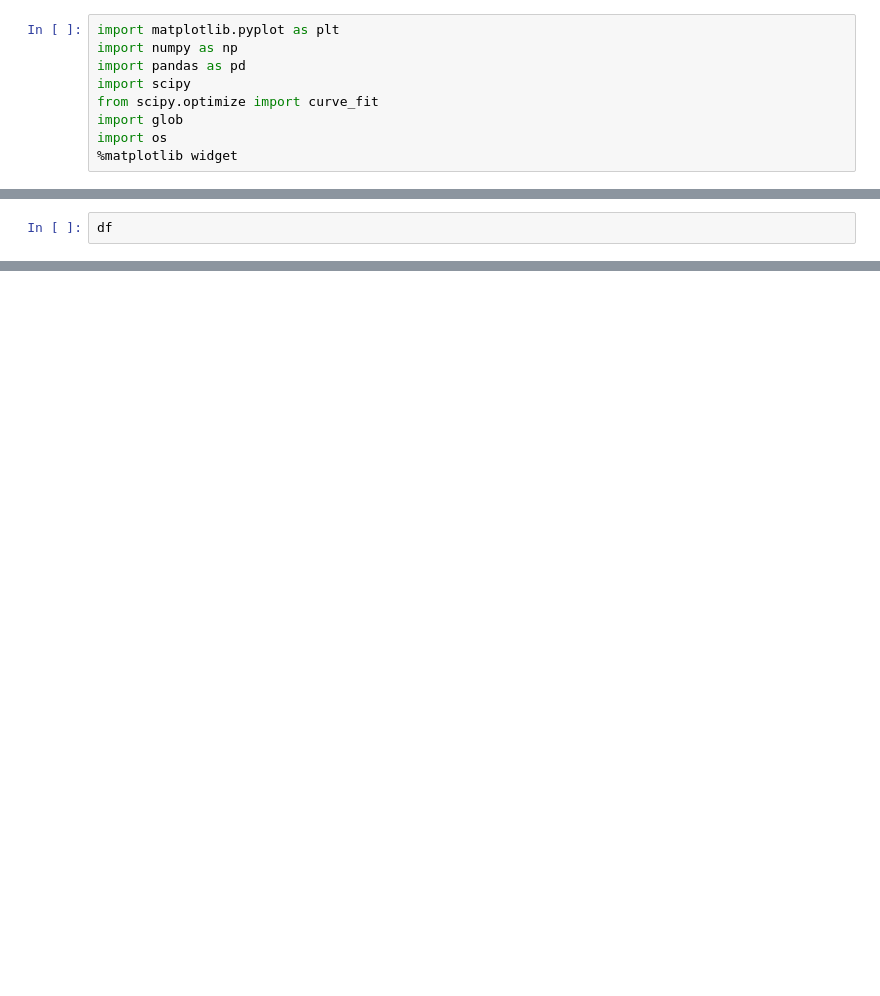
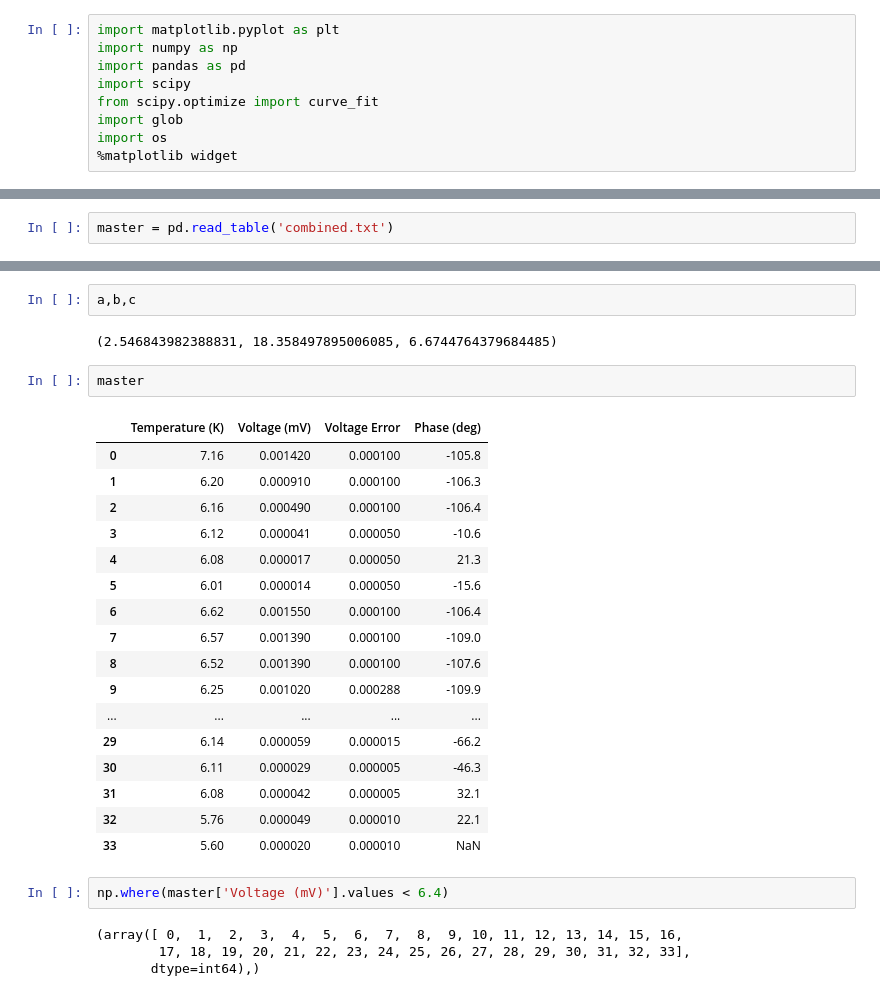
Before and after one commit to dcordovacarrizales/191_PlasmaPhysics, a Jupyter notebook: Superconductivity/Resistivity.ipynb, the cells around one changed output, grey strips where cells are left out. Saved outputs shown, nothing was run; the diff lists cells and outputs as text; blank space fills up the shorter version.

```diff
--- a/Superconductivity/Resistivity.ipynb
+++ b/Superconductivity/Resistivity.ipynb
@@ -12,2 +10,2 @@ df = pd.read_table('resistivity-1.txt')
 # %%
-df
+master = pd.read_table('combined.txt')
@@ -42,0 +46,30 @@ plt.errorbar(df['Temperature (K)'],df['Voltage (mV)'],yerr=df['Voltage Error'],f
+# %%
+a,b,c
+# %% [output]
+(2.546843982388831, 18.358497895006085, 6.6744764379684485)
+# %%
+master
+# %% [output]
+|  | Temperature (K) | Voltage (mV) | Voltage Error | Phase (deg) |
+| 0 | 7.16 | 0.001420 | 0.000100 | -105.8 |
+| 1 | 6.20 | 0.000910 | 0.000100 | -106.3 |
+| 2 | 6.16 | 0.000490 | 0.000100 | -106.4 |
+| 3 | 6.12 | 0.000041 | 0.000050 | -10.6 |
+| 4 | 6.08 | 0.000017 | 0.000050 | 21.3 |
+| 5 | 6.01 | 0.000014 | 0.000050 | -15.6 |
+| 6 | 6.62 | 0.001550 | 0.000100 | -106.4 |
+| 7 | 6.57 | 0.001390 | 0.000100 | -109.0 |
+| 8 | 6.52 | 0.001390 | 0.000100 | -107.6 |
+| 9 | 6.25 | 0.001020 | 0.000288 | -109.9 |
+| ... | ... | ... | ... | ... |
+| 29 | 6.14 | 0.000059 | 0.000015 | -66.2 |
+| 30 | 6.11 | 0.000029 | 0.000005 | -46.3 |
+| 31 | 6.08 | 0.000042 | 0.000005 | 32.1 |
+| 32 | 5.76 | 0.000049 | 0.000010 | 22.1 |
+| 33 | 5.60 | 0.000020 | 0.000010 | NaN |
+# %%
+np.where(master['Voltage (mV)'].values < 6.4)
+# %% [output]
+(array([ 0,  1,  2,  3,  4,  5,  6,  7,  8,  9, 10, 11, 12, 13, 14, 15, 16,
+        17, 18, 19, 20, 21, 22, 23, 24, 25, 26, 27, 28, 29, 30, 31, 32, 33],
+       dtype=int64),)
```
Also changed, not shown: parts of 6 cells of this notebook, 5 other files.
